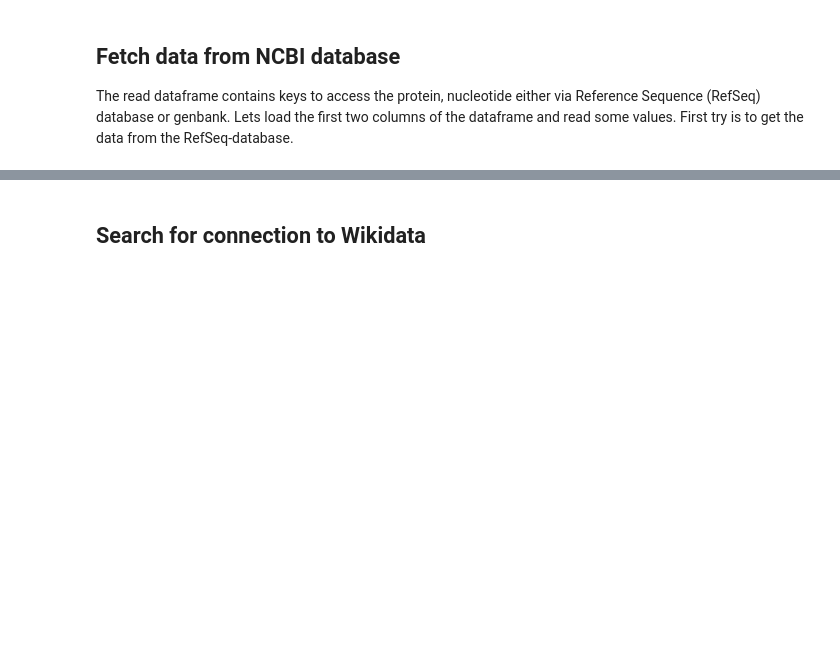
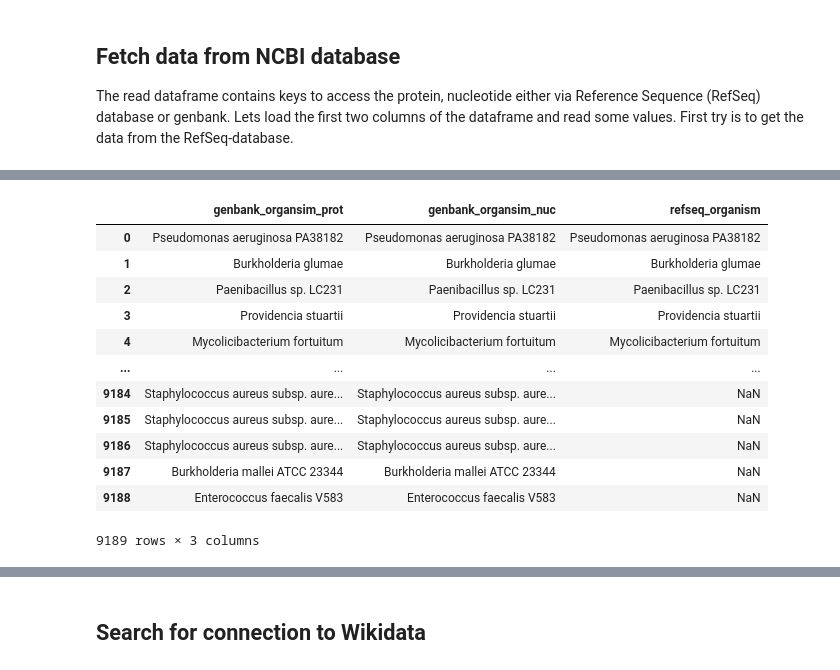
Before and after one commit to gjmm07/DS_LOD_and_Knowledge_Graphs_2023_Finn_Heydemann, a Jupyter notebook: Untitled2.ipynb, the cells around one changed output, grey strips where cells are left out. Saved outputs shown, nothing was run; the diff lists cells and outputs as text; code cells hidden in the pictures; blank space fills up the shorter version.

```diff
--- a/Untitled2.ipynb
+++ b/Untitled2.ipynb
@@ -163,0 +83,16 @@ dummy[["product_name", "strain"]]
+# %%
+df[["genbank_organsim_prot", "genbank_organsim_nuc", "refseq_organism"]]
+# %% [output]
+|  | genbank_organsim_prot | genbank_organsim_nuc | refseq_organism |
+| 0 | Pseudomonas aeruginosa PA38182 | Pseudomonas aeruginosa PA38182 | Pseudomonas aeruginosa PA38182 |
+| 1 | Burkholderia glumae | Burkholderia glumae | Burkholderia glumae |
+| 2 | Paenibacillus sp. LC231 | Paenibacillus sp. LC231 | Paenibacillus sp. LC231 |
+| 3 | Providencia stuartii | Providencia stuartii | Providencia stuartii |
+| 4 | Mycolicibacterium fortuitum | Mycolicibacterium fortuitum | Mycolicibacterium fortuitum |
+| ... | ... | ... | ... |
+| 9184 | Staphylococcus aureus subsp. aure... | Staphylococcus aureus subsp. aure... | NaN |
+| 9185 | Staphylococcus aureus subsp. aure... | Staphylococcus aureus subsp. aure... | NaN |
+| 9186 | Staphylococcus aureus subsp. aure... | Staphylococcus aureus subsp. aure... | NaN |
+| 9187 | Burkholderia mallei ATCC 23344 | Burkholderia mallei ATCC 23344 | NaN |
+| 9188 | Enterococcus faecalis V583 | Enterococcus faecalis V583 | NaN |
+9189 rows × 3 columns
```
Also changed, not shown: parts of 25 cells of this notebook, 4 other files.
